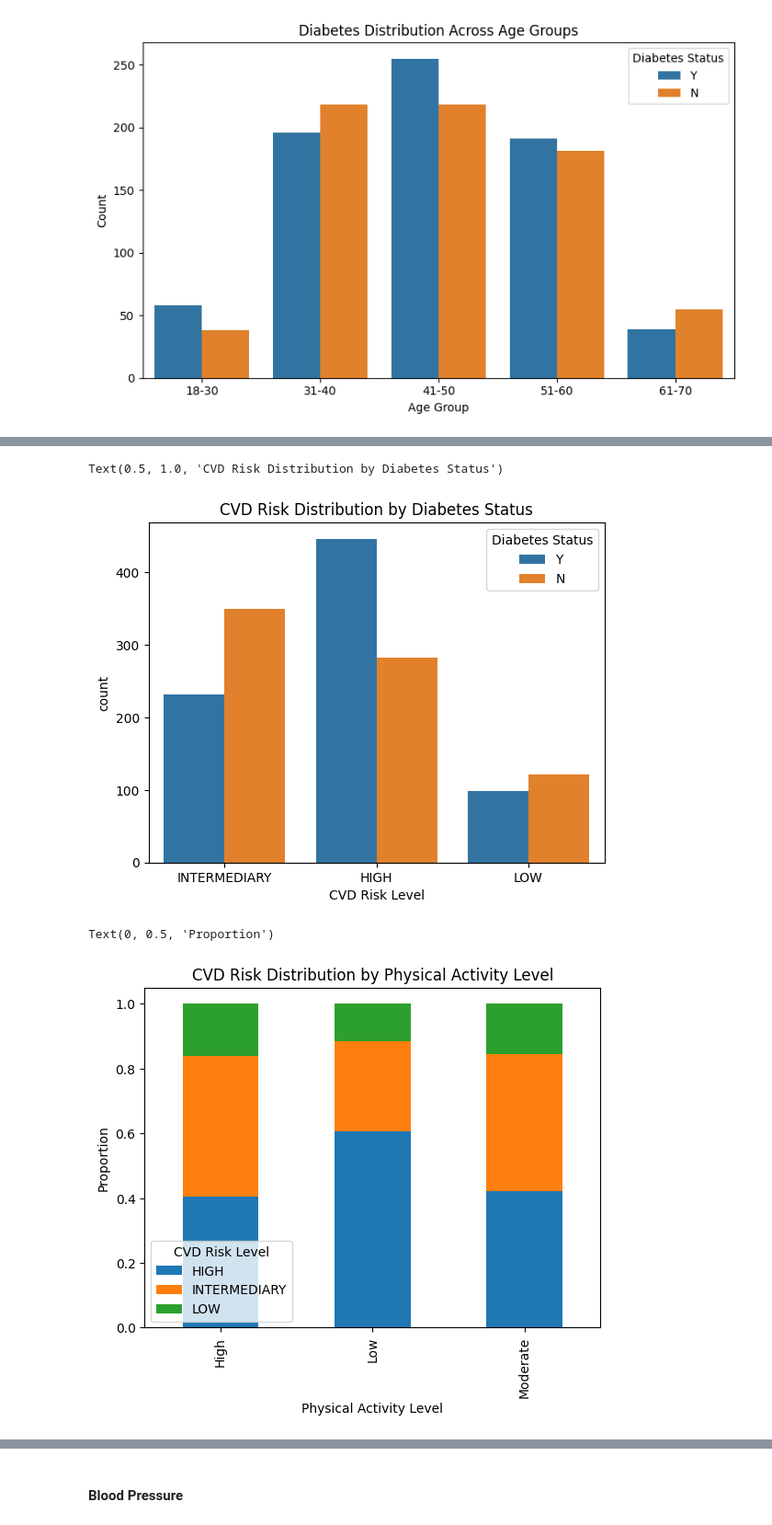
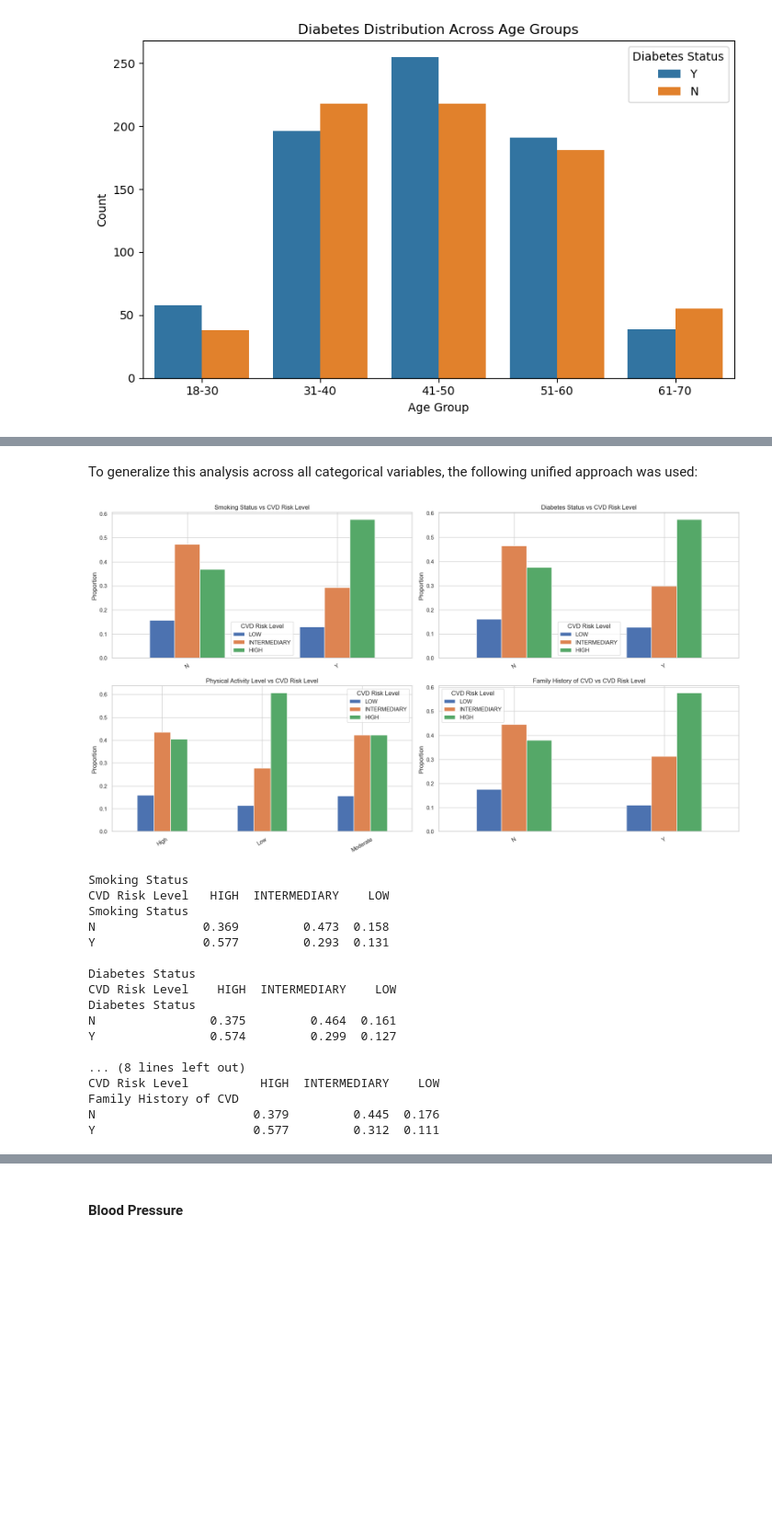
Before and after one commit to shampeyndadi/STINTSY_MCO, a Jupyter notebook: MCO.ipynb, the cells around one changed output, grey strips where cells are left out. Shown at 92% size. Cells and saved outputs as stored; diff of their text form; code cells hidden in the pictures; blank space fills up the shorter version.

```diff
--- a/MCO.ipynb
+++ b/MCO.ipynb
@@ -469,16 +493,61 @@ plt.show()
-# %%
-sns.countplot(data=df, x="CVD Risk Level", hue="Diabetes Status")
-plt.title("CVD Risk Distribution by Diabetes Status")
-# %% [output]
-Text(0.5, 1.0, 'CVD Risk Distribution by Diabetes Status')
-[figure, removed]
-# %%
-activity_risk = pd.crosstab(df["Physical Activity Level"], df["CVD Risk Level"], normalize="index")
-
-activity_risk.plot(kind="bar", stacked=True)
-plt.title("CVD Risk Distribution by Physical Activity Level")
-plt.ylabel("Proportion")
-# %% [output]
-Text(0, 0.5, 'Proportion')
-[figure, removed]
+# %% [markdown]
+To generalize this analysis across all categorical variables, the following unified approach was used:
+# %%
+# Order of risk levels for consistent plotting
+risk_order = ['LOW', 'INTERMEDIARY', 'HIGH']
+
+# Select categorical variables
+cat_vars = [
+    'Smoking Status',
+    'Diabetes Status',
+    'Physical Activity Level',
+    'Family History of CVD'
+]
+
+# Keep only columns that exist in dataset
+cat_vars_present = [col for col in cat_vars if col in df.columns]
+
+# Plot proportions
+plt.figure(figsize=(18, 14))
+
+for i, col in enumerate(cat_vars_present, 1):
+    plt.subplot(3, 2, i)
+
+    # Create normalized crosstab (proportions)
+    ctab = pd.crosstab(df[col], df['CVD Risk Level'], normalize='index')
+    ctab = ctab.reindex(columns=risk_order)
+
+    ctab.plot(kind='bar', stacked=False, ax=plt.gca())
+
+    plt.title(f'{col} vs CVD Risk Level')
+    plt.xlabel('')
+    plt.ylabel('Proportion')
+    plt.xticks(rotation=30)
+
+plt.tight_layout()
+plt.show()
+
+# Print tables for reference
+for col in cat_vars_present:
+    print(f"\n{col}")
+    print(pd.crosstab(df[col], df['CVD Risk Level'], normalize='index').round(3))
+# %% [output]
+[figure, added]
+Smoking Status
+CVD Risk Level   HIGH  INTERMEDIARY    LOW
+Smoking Status
+N               0.369         0.473  0.158
+Y               0.577         0.293  0.131
+
+Diabetes Status
+CVD Risk Level    HIGH  INTERMEDIARY    LOW
+Diabetes Status
+N                0.375         0.464  0.161
+Y                0.574         0.299  0.127
+
+... (8 lines left out)
+CVD Risk Level          HIGH  INTERMEDIARY    LOW
+Family History of CVD
+N                      0.379         0.445  0.176
+Y                      0.577         0.312  0.111
 # %% [markdown]
```
Also changed, not shown: parts of 22 cells of this notebook.
